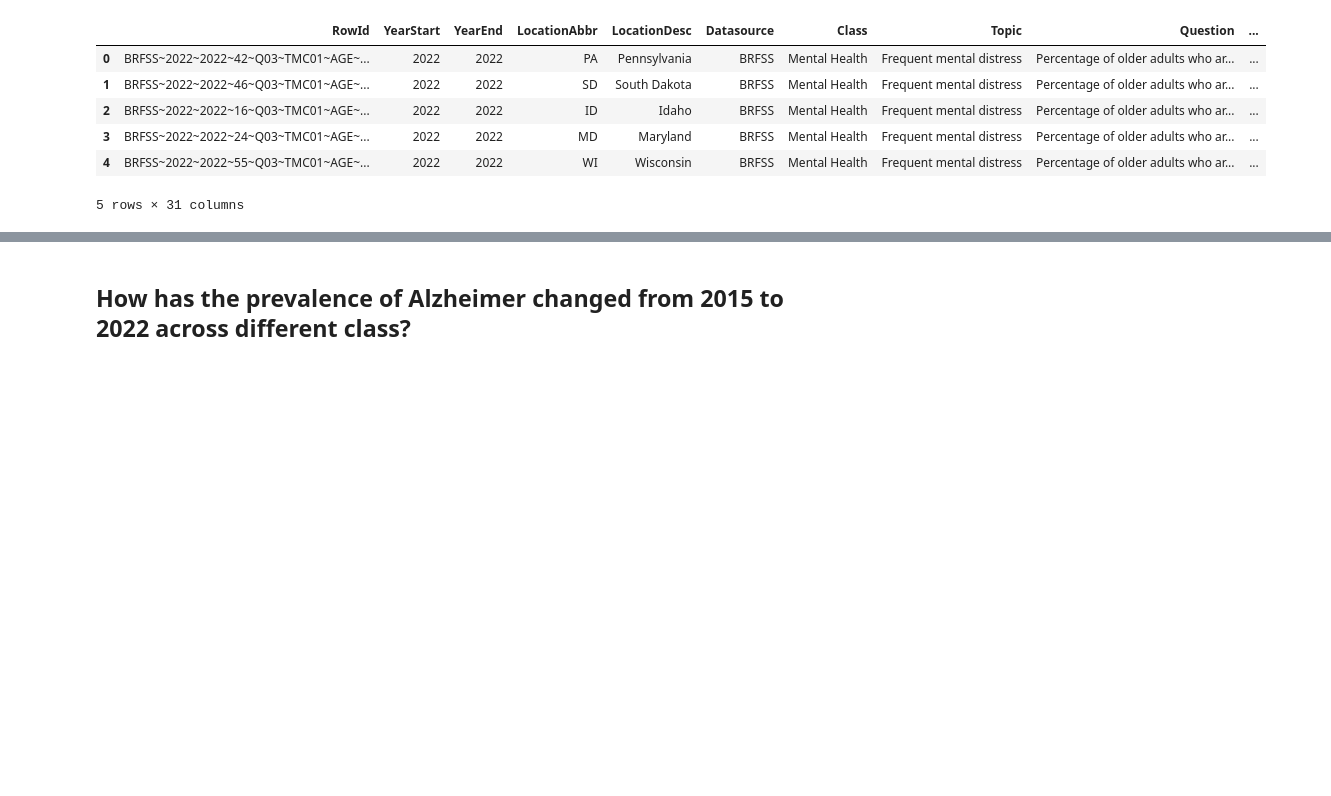
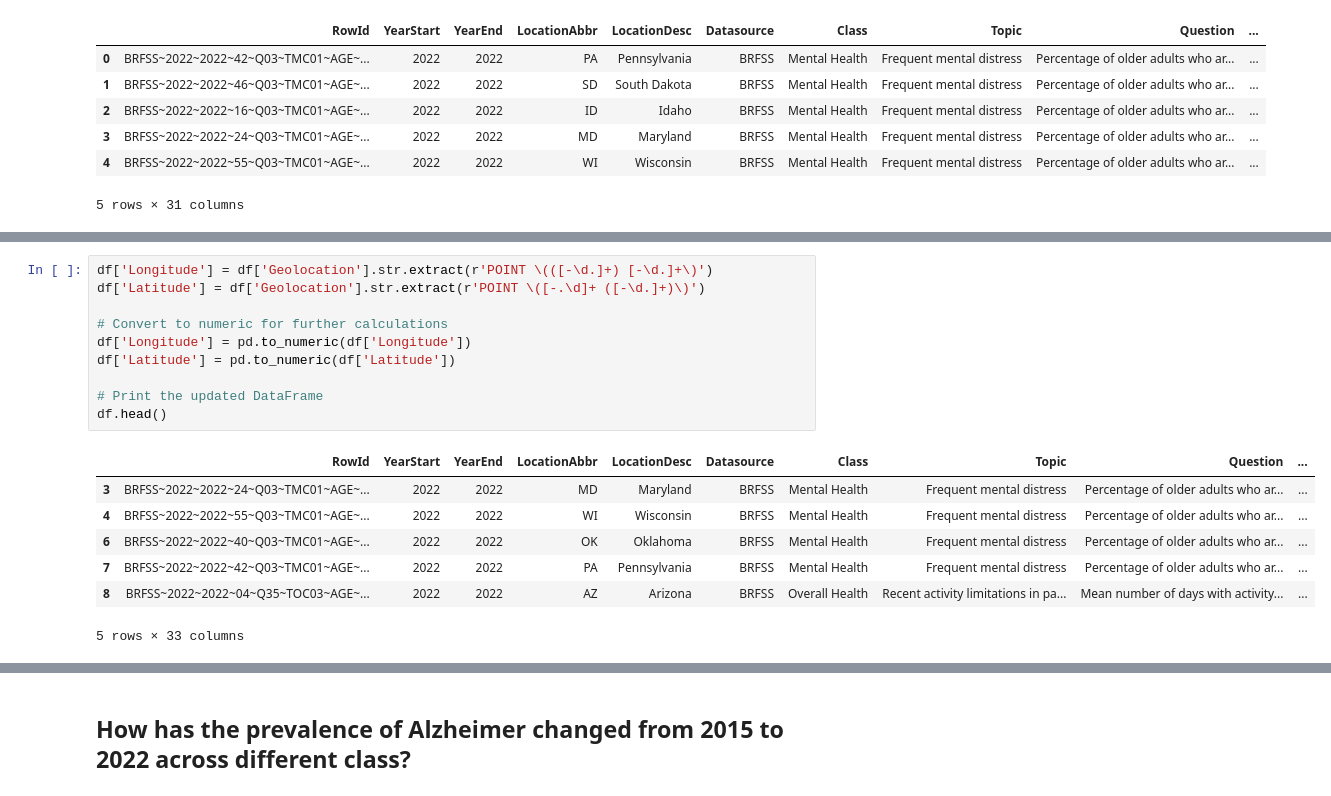
Before and after one commit to stutibimali/Alzeimer_Disease, a Jupyter notebook: alzheimer.ipynb, the cells around one changed output, grey strips where cells are left out. Drawn from its saved outputs; the diff is of its cells as text; blank space fills up the shorter version.

```diff
--- a/alzheimer.ipynb
+++ b/alzheimer.ipynb
@@ -34,0 +46,18 @@ Files in zip: ['Alzheimer_s_Disease_and_Healthy_Aging_Data_20241126.csv']
+# %%
+df['Longitude'] = df['Geolocation'].str.extract(r'POINT \(([-\d.]+) [-\d.]+\)')
+df['Latitude'] = df['Geolocation'].str.extract(r'POINT \([-.\d]+ ([-\d.]+)\)')
+
+# Convert to numeric for further calculations
+df['Longitude'] = pd.to_numeric(df['Longitude'])
+df['Latitude'] = pd.to_numeric(df['Latitude'])
+
+# Print the updated DataFrame
+df.head()
+# %% [output]
+|  | RowId | YearStart | YearEnd | LocationAbbr | LocationDesc | Datasource | Class | Topic | Question | ... |
+| 3 | BRFSS~2022~2022~24~Q03~TMC01~AGE~... | 2022 | 2022 | MD | Maryland | BRFSS | Mental Health | Frequent mental distress | Percentage of older adults who ar... | ... |
+| 4 | BRFSS~2022~2022~55~Q03~TMC01~AGE~... | 2022 | 2022 | WI | Wisconsin | BRFSS | Mental Health | Frequent mental distress | Percentage of older adults who ar... | ... |
+| 6 | BRFSS~2022~2022~40~Q03~TMC01~AGE~... | 2022 | 2022 | OK | Oklahoma | BRFSS | Mental Health | Frequent mental distress | Percentage of older adults who ar... | ... |
+| 7 | BRFSS~2022~2022~42~Q03~TMC01~AGE~... | 2022 | 2022 | PA | Pennsylvania | BRFSS | Mental Health | Frequent mental distress | Percentage of older adults who ar... | ... |
+| 8 | BRFSS~2022~2022~04~Q35~TOC03~AGE~... | 2022 | 2022 | AZ | Arizona | BRFSS | Overall Health | Recent activity limitations in pa... | Mean number of days with activity... | ... |
+5 rows × 33 columns
```
Also changed, not shown: parts of 15 cells of this notebook, 1 other file.
